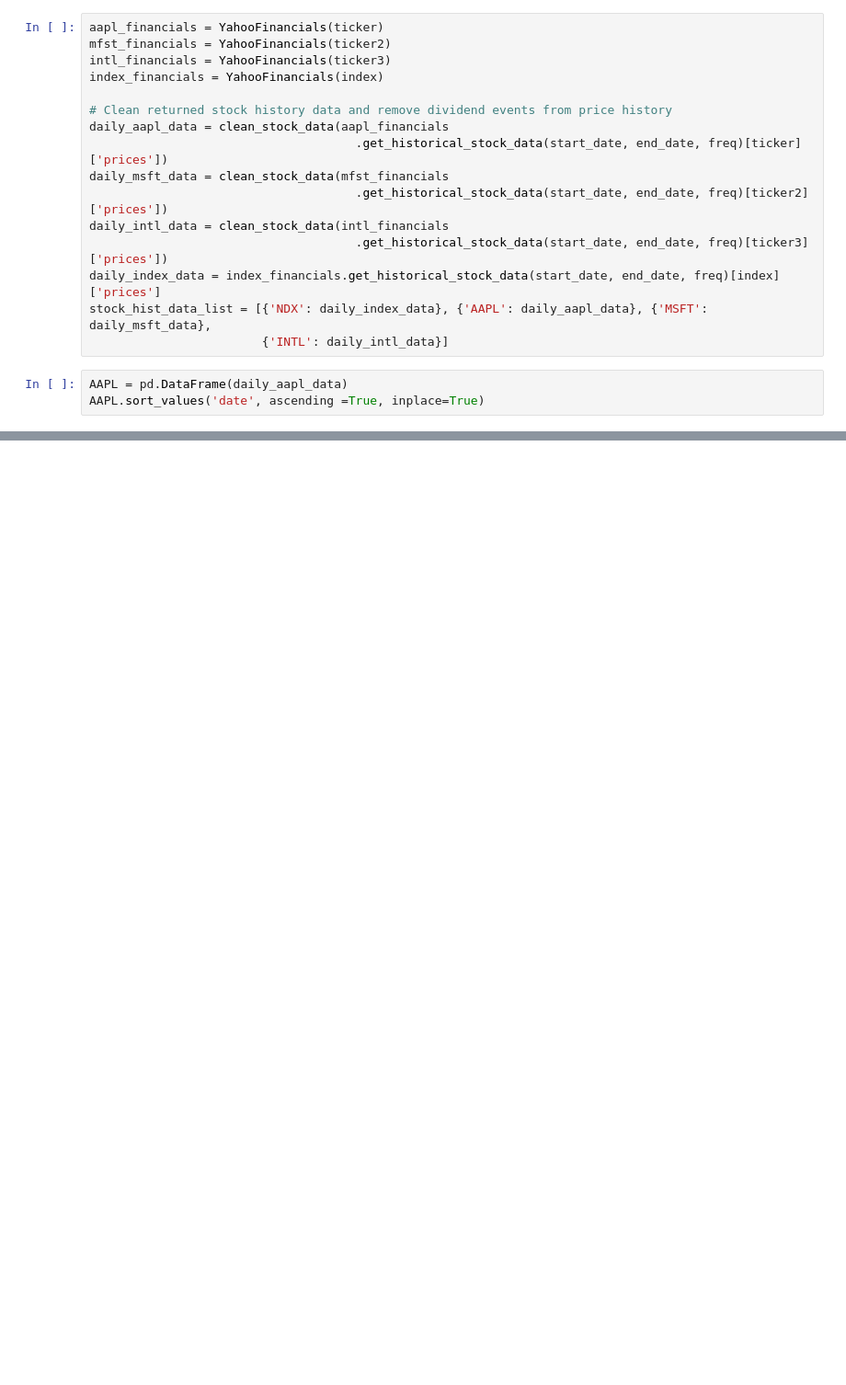
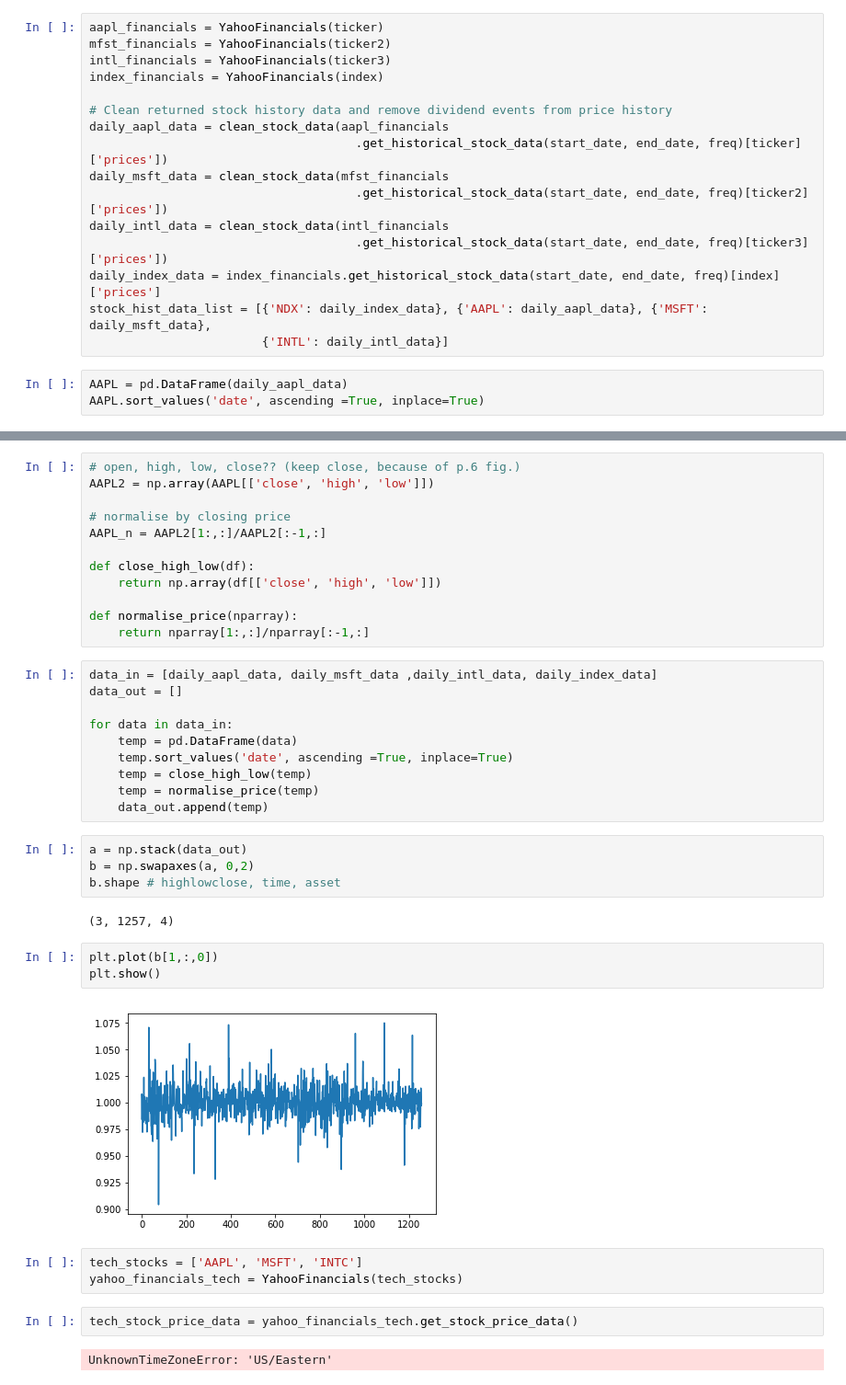
Before and after one commit to francisliu2/master_thesis, a Jupyter notebook: getStockdata.ipynb, the cells around one changed output, grey strips where cells are left out. Shown at 92% size. Drawn from its saved outputs; the diff is of its cells as text; blank space fills up the shorter version.

```diff
--- a/getStockdata.ipynb
+++ b/getStockdata.ipynb
@@ -49,0 +73,40 @@ plt.show()
+# %%
+# open, high, low, close?? (keep close, because of p.6 fig.)
+AAPL2 = np.array(AAPL[['close', 'high', 'low']])
+
+# normalise by closing price
+AAPL_n = AAPL2[1:,:]/AAPL2[:-1,:]
+
+def close_high_low(df):
+    return np.array(df[['close', 'high', 'low']])
+
+def normalise_price(nparray):
+    return nparray[1:,:]/nparray[:-1,:]
+# %%
+data_in = [daily_aapl_data, daily_msft_data ,daily_intl_data, daily_index_data]
+data_out = []
+
+for data in data_in:
+    temp = pd.DataFrame(data)
+    temp.sort_values('date', ascending =True, inplace=True)
+    temp = close_high_low(temp)
+    temp = normalise_price(temp)
+    data_out.append(temp)
+# %%
+a = np.stack(data_out)
+b = np.swapaxes(a, 0,2)
+b.shape # highlowclose, time, asset
+# %% [output]
+(3, 1257, 4)
+# %%
+plt.plot(b[1,:,0])
+plt.show()
+# %% [output]
+[figure, added]
+# %%
+tech_stocks = ['AAPL', 'MSFT', 'INTC']
+yahoo_financials_tech = YahooFinancials(tech_stocks)
+# %%
+tech_stock_price_data = yahoo_financials_tech.get_stock_price_data()
+# %% [output]
+UnknownTimeZoneError: 'US/Eastern'
```
Also changed, not shown: parts of 5 cells of this notebook.
